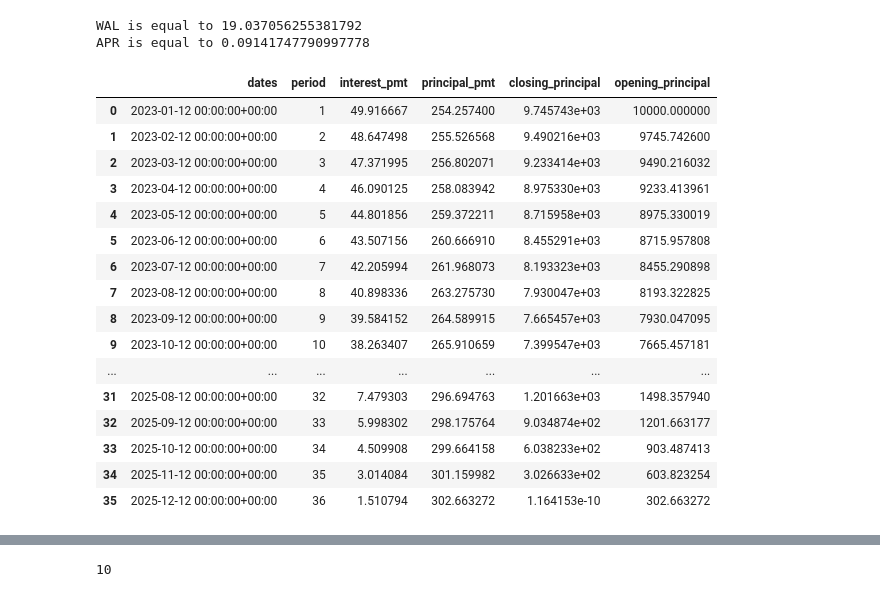
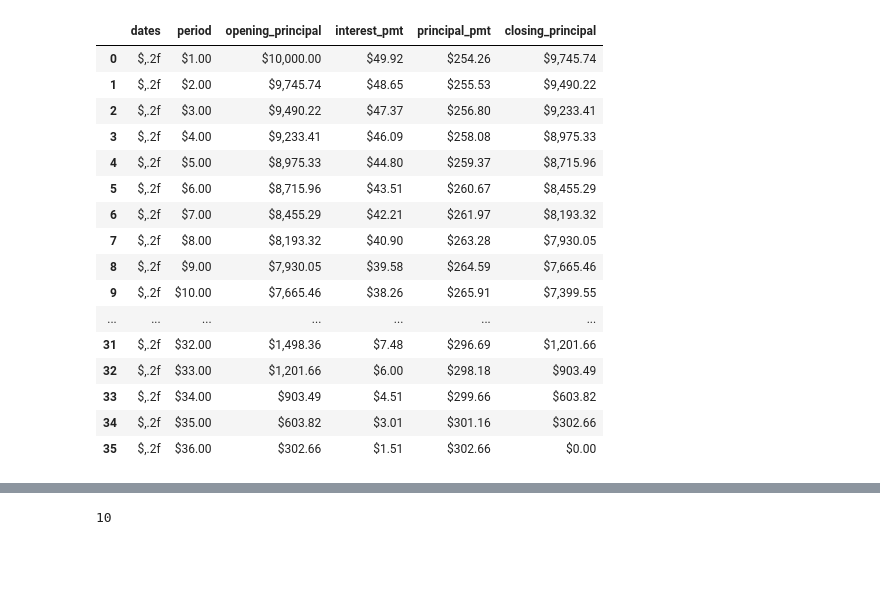
Before and after one commit to sandeepkavadi/pyloans, a Jupyter notebook: notebooks/dev_notebook.ipynb, the cells around one changed output, grey strips where cells are left out. Cells and saved outputs as stored; diff of their text form; code cells hidden in the pictures; blank space fills up the shorter version.

```diff
--- a/notebooks/dev_notebook.ipynb
+++ b/notebooks/dev_notebook.ipynb
@@ -130,30 +8,0 @@ l1 = Loan(loan_amt=10000, int_rate=ir, term=t, loan_dt='2022-12-12',
-# %%
-print(f'WAL is equal to {l1.wal}')
-print(f'APR is equal to {l1.apr}')
-
-# l1.pmt
-# l1.int_rate
-# l1.fees_pct
-# %% [output]
-WAL is equal to 19.037056255381792
-APR is equal to 0.09141747790997778
-# %%
-l1.get_cfsch()
-# %% [output]
-|  | dates | period | interest_pmt | principal_pmt | closing_principal | opening_principal |
-| 0 | 2023-01-12 00:00:00+00:00 | 1 | 49.916667 | 254.257400 | 9.745743e+03 | 10000.000000 |
-| 1 | 2023-02-12 00:00:00+00:00 | 2 | 48.647498 | 255.526568 | 9.490216e+03 | 9745.742600 |
-| 2 | 2023-03-12 00:00:00+00:00 | 3 | 47.371995 | 256.802071 | 9.233414e+03 | 9490.216032 |
-| 3 | 2023-04-12 00:00:00+00:00 | 4 | 46.090125 | 258.083942 | 8.975330e+03 | 9233.413961 |
-| 4 | 2023-05-12 00:00:00+00:00 | 5 | 44.801856 | 259.372211 | 8.715958e+03 | 8975.330019 |
-| 5 | 2023-06-12 00:00:00+00:00 | 6 | 43.507156 | 260.666910 | 8.455291e+03 | 8715.957808 |
-| 6 | 2023-07-12 00:00:00+00:00 | 7 | 42.205994 | 261.968073 | 8.193323e+03 | 8455.290898 |
-| 7 | 2023-08-12 00:00:00+00:00 | 8 | 40.898336 | 263.275730 | 7.930047e+03 | 8193.322825 |
-| 8 | 2023-09-12 00:00:00+00:00 | 9 | 39.584152 | 264.589915 | 7.665457e+03 | 7930.047095 |
-| 9 | 2023-10-12 00:00:00+00:00 | 10 | 38.263407 | 265.910659 | 7.399547e+03 | 7665.457181 |
-| ... | ... | ... | ... | ... | ... | ... |
-| 31 | 2025-08-12 00:00:00+00:00 | 32 | 7.479303 | 296.694763 | 1.201663e+03 | 1498.357940 |
-| 32 | 2025-09-12 00:00:00+00:00 | 33 | 5.998302 | 298.175764 | 9.034874e+02 | 1201.663177 |
-| 33 | 2025-10-12 00:00:00+00:00 | 34 | 4.509908 | 299.664158 | 6.038233e+02 | 903.487413 |
-| 34 | 2025-11-12 00:00:00+00:00 | 35 | 3.014084 | 301.159982 | 3.026633e+02 | 603.823254 |
-| 35 | 2025-12-12 00:00:00+00:00 | 36 | 1.510794 | 302.663272 | 1.164153e-10 | 302.663272 |
@@ -159,0 +182,20 @@ l1.get_cfsch()
+# %%
+l1.get_cfsch().style.format('${:,.2f}')
+# %% [output]
+|  | dates | period | opening_principal | interest_pmt | principal_pmt | closing_principal |
+| 0 | $,.2f | $1.00 | $10,000.00 | $49.92 | $254.26 | $9,745.74 |
+| 1 | $,.2f | $2.00 | $9,745.74 | $48.65 | $255.53 | $9,490.22 |
+| 2 | $,.2f | $3.00 | $9,490.22 | $47.37 | $256.80 | $9,233.41 |
+| 3 | $,.2f | $4.00 | $9,233.41 | $46.09 | $258.08 | $8,975.33 |
+| 4 | $,.2f | $5.00 | $8,975.33 | $44.80 | $259.37 | $8,715.96 |
+| 5 | $,.2f | $6.00 | $8,715.96 | $43.51 | $260.67 | $8,455.29 |
+| 6 | $,.2f | $7.00 | $8,455.29 | $42.21 | $261.97 | $8,193.32 |
+| 7 | $,.2f | $8.00 | $8,193.32 | $40.90 | $263.28 | $7,930.05 |
+| 8 | $,.2f | $9.00 | $7,930.05 | $39.58 | $264.59 | $7,665.46 |
+| 9 | $,.2f | $10.00 | $7,665.46 | $38.26 | $265.91 | $7,399.55 |
+| ... | ... | ... | ... | ... | ... | ... |
+| 31 | $,.2f | $32.00 | $1,498.36 | $7.48 | $296.69 | $1,201.66 |
+| 32 | $,.2f | $33.00 | $1,201.66 | $6.00 | $298.18 | $903.49 |
+| 33 | $,.2f | $34.00 | $903.49 | $4.51 | $299.66 | $603.82 |
+| 34 | $,.2f | $35.00 | $603.82 | $3.01 | $301.16 | $302.66 |
+| 35 | $,.2f | $36.00 | $302.66 | $1.51 | $302.66 | $0.00 |
```
Also changed, not shown: parts of 6 cells of this notebook, 4 other files.
